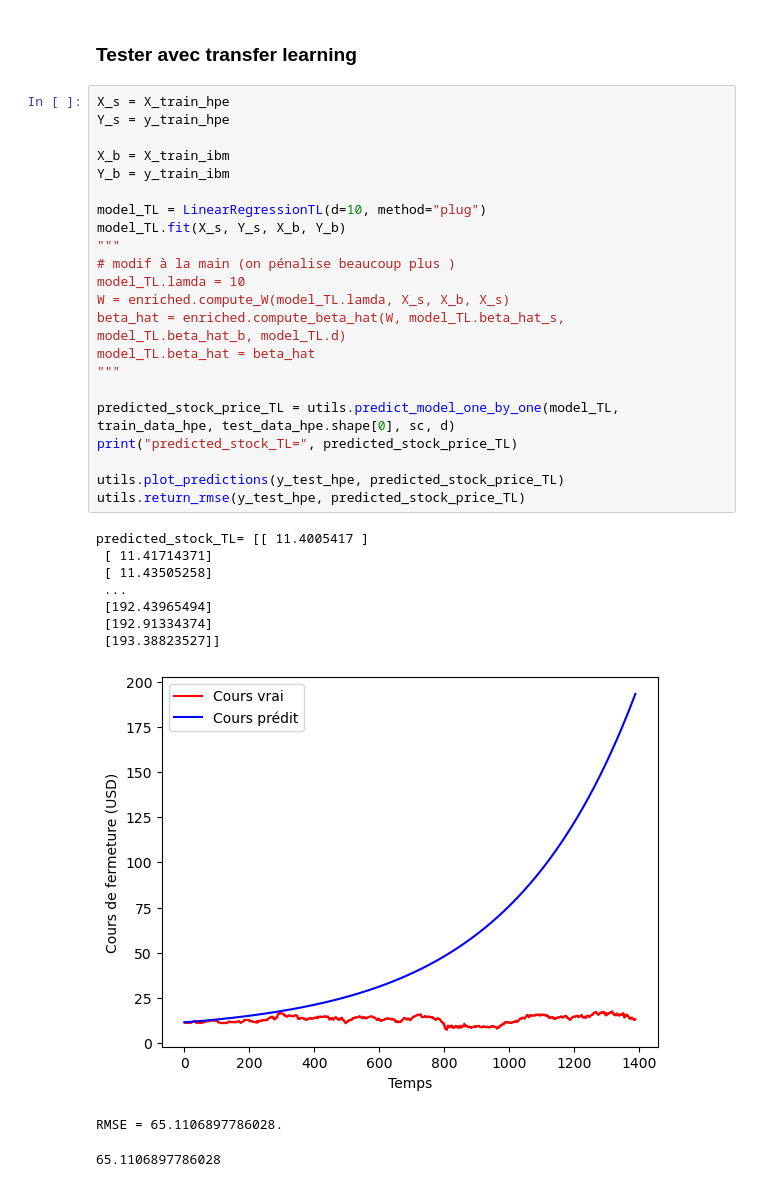
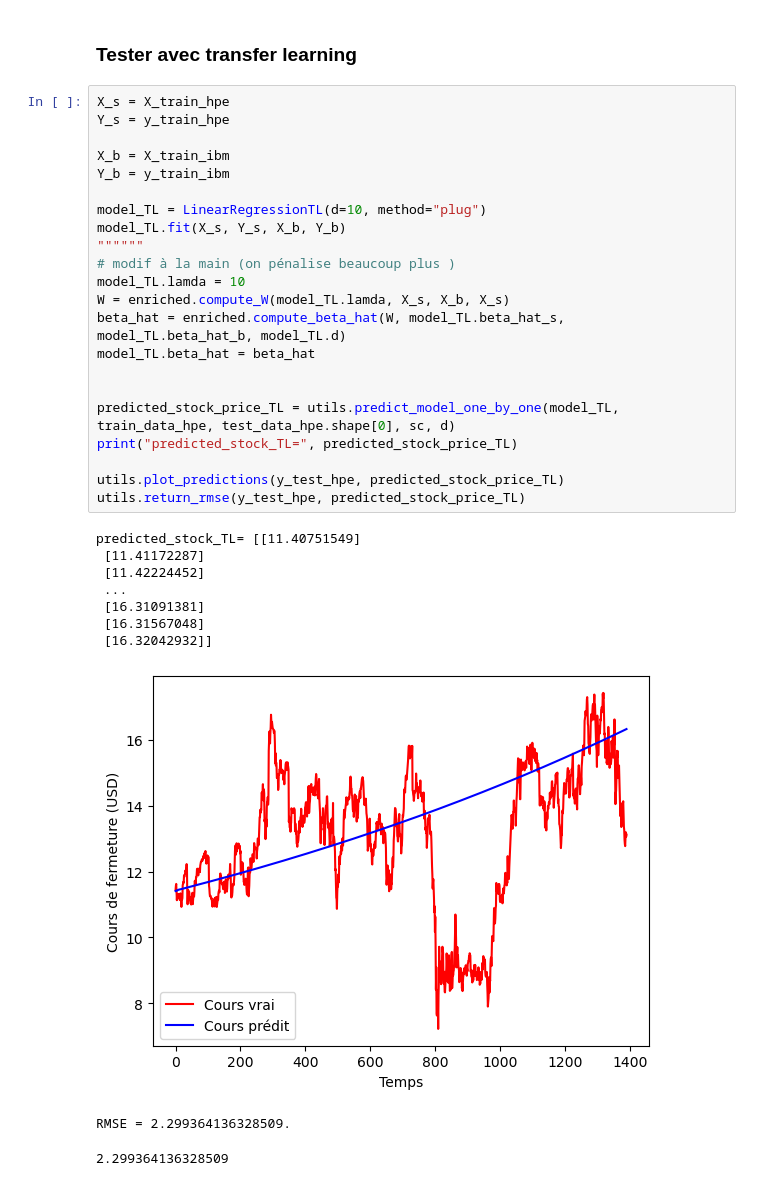
Before and after one commit to theoblc/transfer-learning-sp500, a Jupyter notebook: real_world_test.ipynb, the cells around one changed output. Drawn from its saved outputs; the diff is of its cells as text.

```diff
--- a/real_world_test.ipynb
+++ b/real_world_test.ipynb
@@ -210,33 +213,33 @@ RMSE = 2.20740212474767.
 # %%
 X_s = X_train_hpe
 Y_s = y_train_hpe
 
 X_b = X_train_ibm
 Y_b = y_train_ibm
 
 model_TL = LinearRegressionTL(d=10, method="plug")
 model_TL.fit(X_s, Y_s, X_b, Y_b)
-"""
+""""""
 # modif à la main (on pénalise beaucoup plus )
 model_TL.lamda = 10
 W = enriched.compute_W(model_TL.lamda, X_s, X_b, X_s)
 beta_hat = enriched.compute_beta_hat(W, model_TL.beta_hat_s, model_TL.beta_hat_b, model_TL.d)
 model_TL.beta_hat = beta_hat
-"""
+
 
 predicted_stock_price_TL = utils.predict_model_one_by_one(model_TL, train_data_hpe, test_data_hpe.shape[0], sc, d)
 print("predicted_stock_TL=", predicted_stock_price_TL)
 
 utils.plot_predictions(y_test_hpe, predicted_stock_price_TL)
 utils.return_rmse(y_test_hpe, predicted_stock_price_TL)
 # %% [output]
-predicted_stock_TL= [[ 11.4005417 ]
- [ 11.41714371]
- [ 11.43505258]
+predicted_stock_TL= [[11.40751549]
+ [11.41172287]
+ [11.42224452]
  ...
- [192.43965494]
- [192.91334374]
- [193.38823527]]
+ [16.31091381]
+ [16.31567048]
+ [16.32042932]]
-[figure, old version]
+[figure, new version]
-RMSE = 65.1106897786028.
+RMSE = 2.299364136328509.
-65.1106897786028
+2.299364136328509
```
Also changed, not shown: parts of 1 cell of this notebook, 2 other files.
